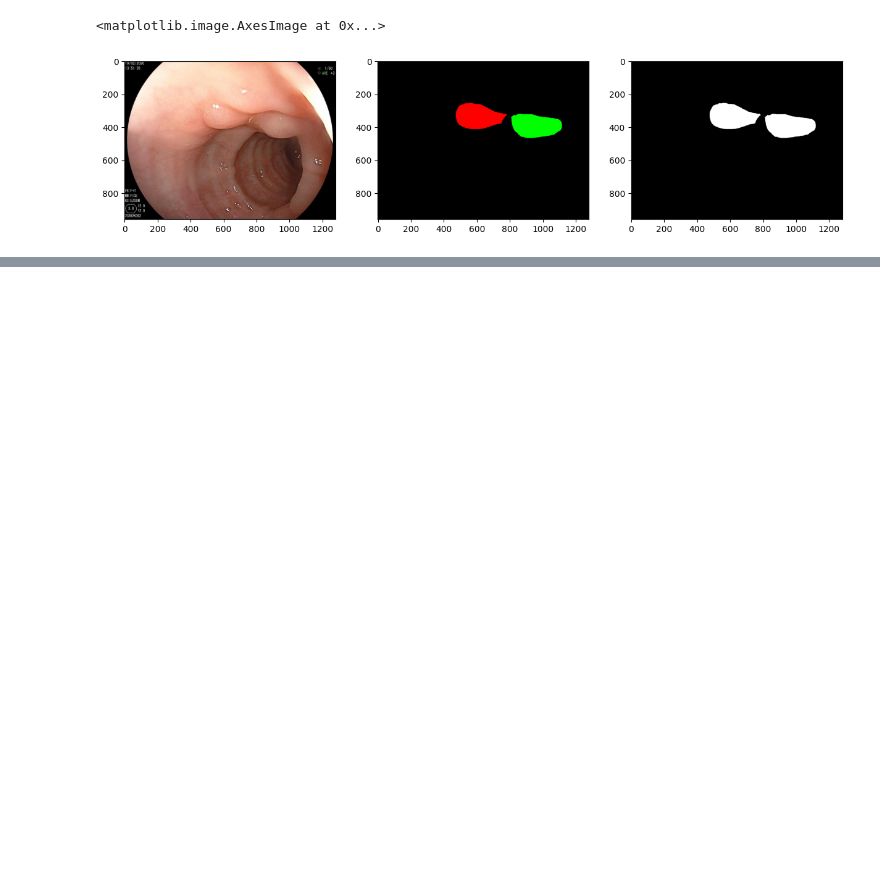
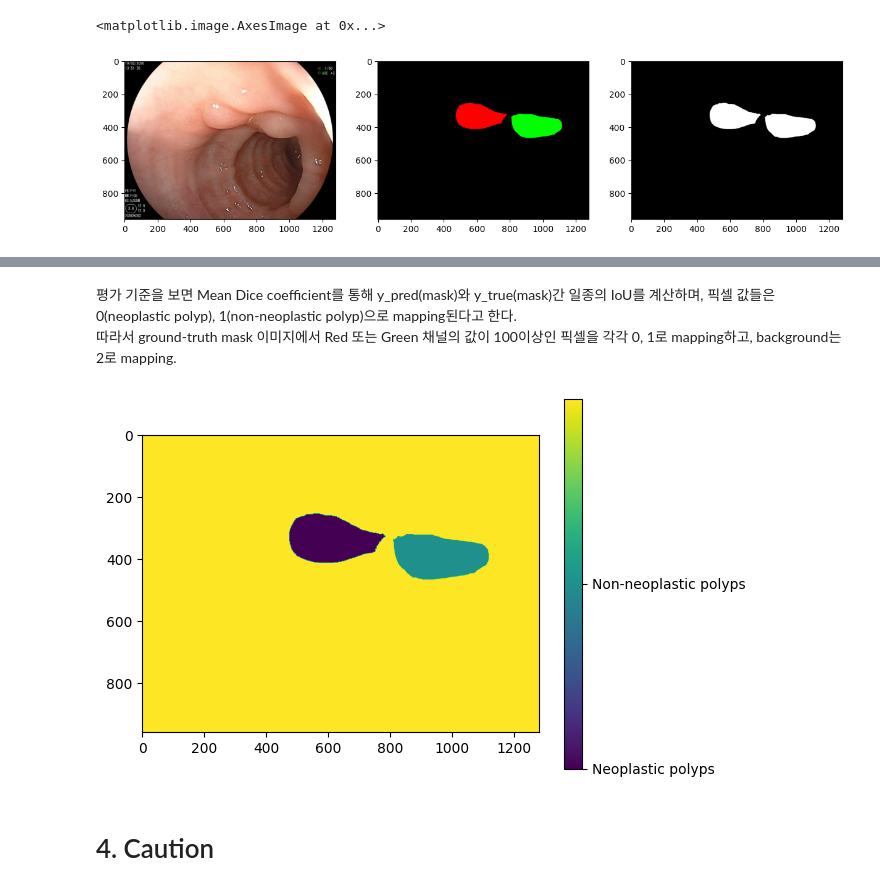
Before and after one commit to pervin0527/DL-workspace, a Jupyter notebook: BKAI_IGH_NeoPolyp/eda/EDA.ipynb, the cells around one changed output, grey strips where cells are left out. Drawn from its saved outputs; the diff is of its cells as text; code cells hidden in the pictures; blank space fills up the shorter version.

```diff
--- a/BKAI_IGH_NeoPolyp/eda/EDA.ipynb
+++ b/BKAI_IGH_NeoPolyp/eda/EDA.ipynb
@@ -189,12 +203,3 @@ plt.imshow(result_image)
 # %% [output]
 <matplotlib.image.AxesImage at 0x...>
 [figure]
-# %%
-labels = ['Red', 'Green', 'Black']
-values = [total_red, total_green, total_black]
-colors = ['red', 'green', 'black']
-
-print(values)
-plt.figure(figsize=(8,6))
-plt.bar(labels, values, color=colors)
-plt.show()
@@ -203,0 +213,33 @@ plt.show()
+# %% [markdown]
+평가 기준을 보면 Mean Dice coefficient를 통해 y_pred(mask)와 y_true(mask)간 일종의 IoU를 계산하며, 픽셀 값들은 0(neoplastic polyp), 1(non-neoplastic polyp)으로 mapping된다고 한다.
+따라서 ground-truth mask 이미지에서 Red 또는 Green 채널의 값이 100이상인 픽셀을 각각 0, 1로 mapping하고, background는 2로 mapping.
+# %%
+# sample_idx = random.randint(0, len(images)-1)
+sample_idx = 107
+
+image2 = cv2.imread(images[sample_idx])
+image2 = cv2.cvtColor(image2, cv2.COLOR_BGR2RGB)
+
+label2 = cv2.imread(labels[sample_idx])
+label2 = cv2.cvtColor(label2, cv2.COLOR_BGR2RGB)
+
+label_transformed = np.full(label2.shape[:2], 2, dtype=np.uint8)  # 초기 마스크를 2(background)로 설정
+
+# Red color (neoplastic polyps)를 0으로 변환
+red_mask = (label2[:, :, 0] > 100) & (label2[:, :, 1] < 100) & (label2[:, :, 2] < 100)
+label_transformed[red_mask] = 0
+
+# Green color (non-neoplastic polyps)를 1로 변환
+green_mask = (label2[:, :, 0] < 100) & (label2[:, :, 1] > 100) & (label2[:, :, 2] < 100)
+label_transformed[green_mask] = 1
+
+im = plt.imshow(label_transformed)
+cbar = plt.colorbar(im)
+cbar.set_ticks([0, 1])
+cbar.set_ticklabels(['Neoplastic polyps', 'Non-neoplastic polyps'])
+
+plt.show()
+# %% [output]
+[figure, added]
+# %% [markdown]
+# 4. Caution
```
Also changed, not shown: parts of 12 cells of this notebook.
